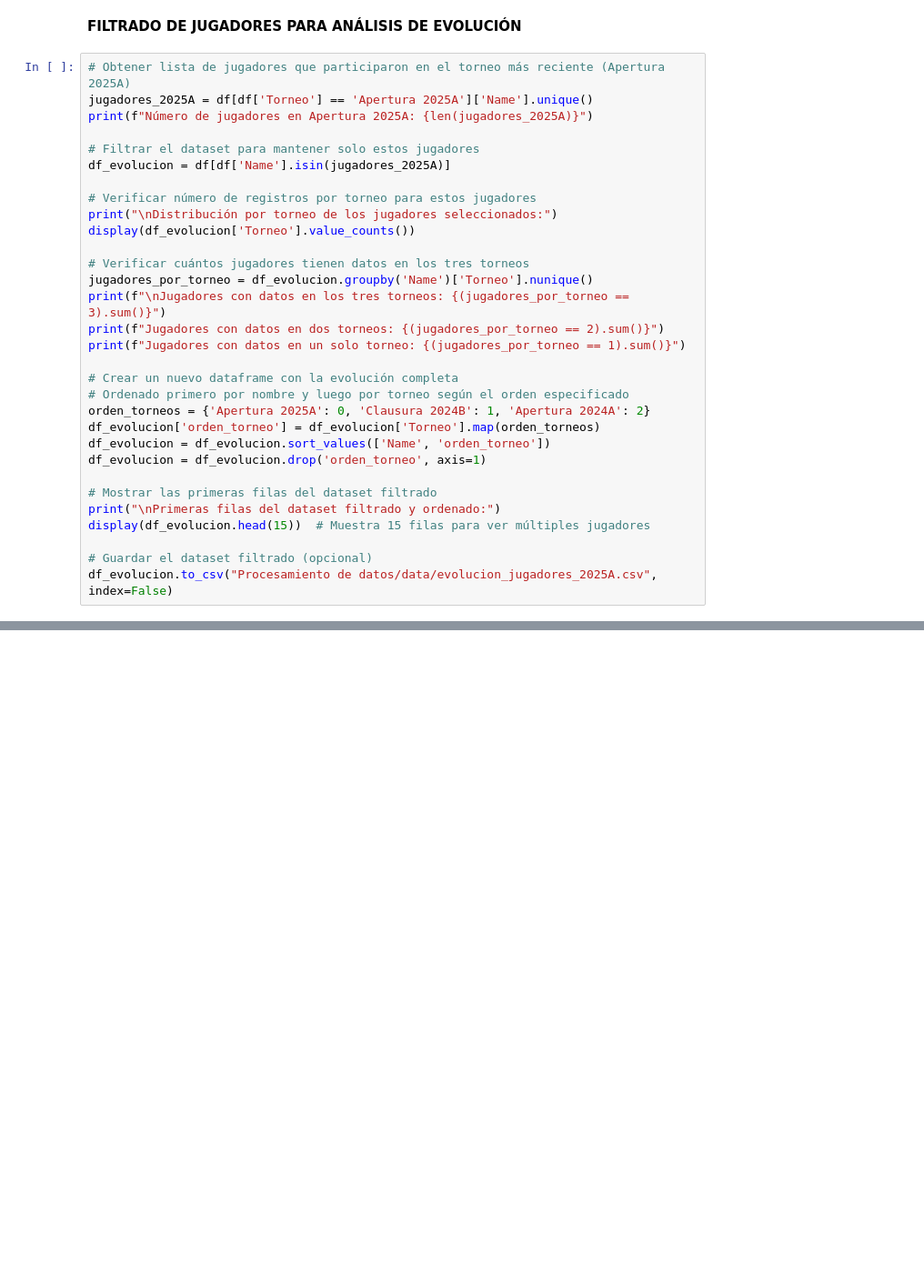
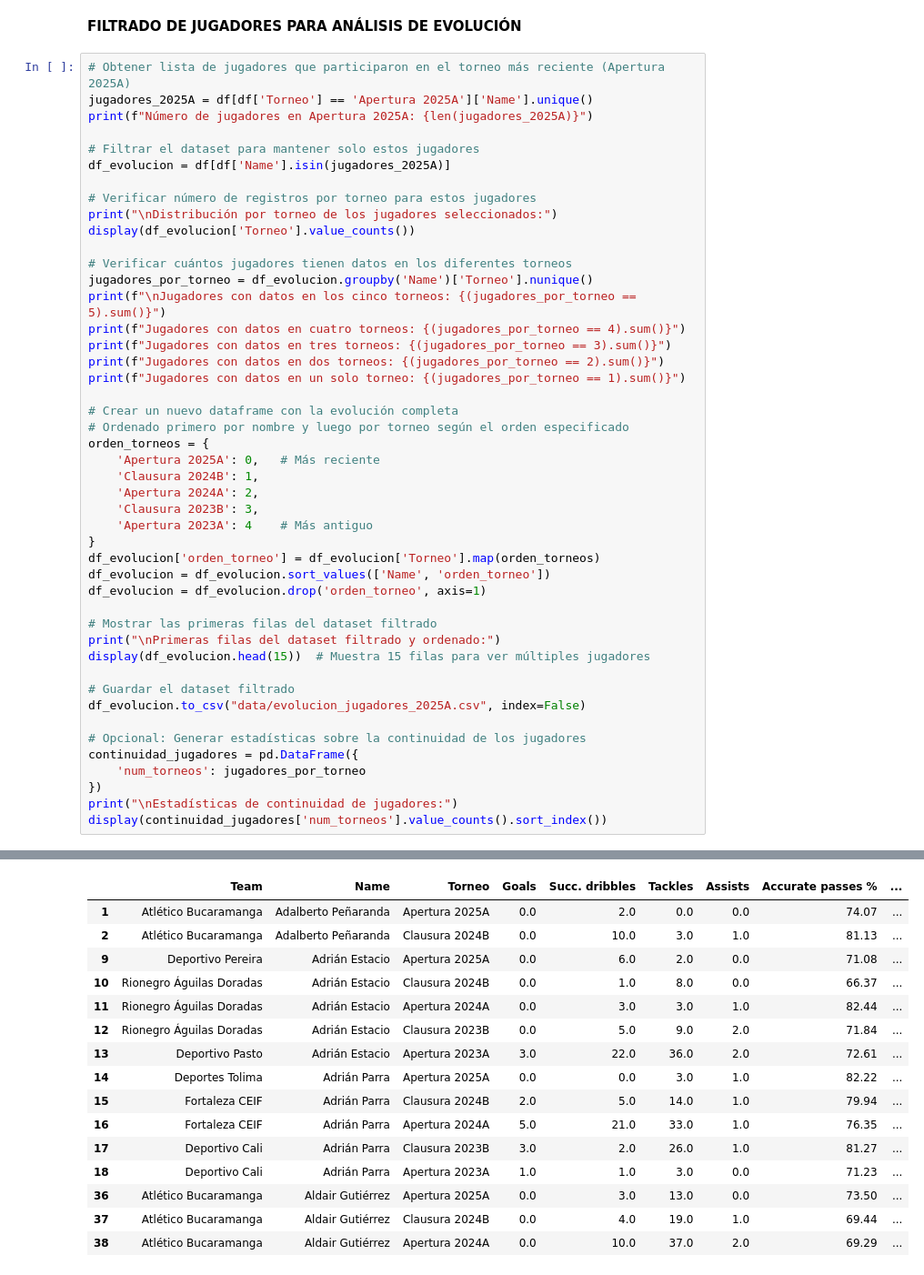
Before and after one commit to IngRetrius/Final-bi, a Jupyter notebook: Procesamiento de datos/analisis_futbol_colombiano.ipynb, the cells around one changed output, grey strips where cells are left out. Shown at 91% size. Drawn from its saved outputs; the diff is of its cells as text; blank space fills up the shorter version.

```diff
--- a/Procesamiento de datos/analisis_futbol_colombiano.ipynb
+++ b/Procesamiento de datos/analisis_futbol_colombiano.ipynb
@@ -205,15 +206,23 @@ df_evolucion = df[df['Name'].isin(jugadores_2025A)]
 print("\nDistribución por torneo de los jugadores seleccionados:")
 display(df_evolucion['Torneo'].value_counts())
 
-# Verificar cuántos jugadores tienen datos en los tres torneos
+# Verificar cuántos jugadores tienen datos en los diferentes torneos
 jugadores_por_torneo = df_evolucion.groupby('Name')['Torneo'].nunique()
-print(f"\nJugadores con datos en los tres torneos: {(jugadores_por_torneo == 3).sum()}")
+print(f"\nJugadores con datos en los cinco torneos: {(jugadores_por_torneo == 5).sum()}")
+print(f"Jugadores con datos en cuatro torneos: {(jugadores_por_torneo == 4).sum()}")
+print(f"Jugadores con datos en tres torneos: {(jugadores_por_torneo == 3).sum()}")
 print(f"Jugadores con datos en dos torneos: {(jugadores_por_torneo == 2).sum()}")
 print(f"Jugadores con datos en un solo torneo: {(jugadores_por_torneo == 1).sum()}")
 
 # Crear un nuevo dataframe con la evolución completa
 # Ordenado primero por nombre y luego por torneo según el orden especificado
-orden_torneos = {'Apertura 2025A': 0, 'Clausura 2024B': 1, 'Apertura 2024A': 2}
+orden_torneos = {
+    'Apertura 2025A': 0,   # Más reciente
+    'Clausura 2024B': 1,
+    'Apertura 2024A': 2,
+    'Clausura 2023B': 3,
+    'Apertura 2023A': 4    # Más antiguo
+}
 df_evolucion['orden_torneo'] = df_evolucion['Torneo'].map(orden_torneos)
 df_evolucion = df_evolucion.sort_values(['Name', 'orden_torneo'])
 df_evolucion = df_evolucion.drop('orden_torneo', axis=1)
@@ -222,5 +231,13 @@ df_evolucion = df_evolucion.drop('orden_torneo', axis=1)
 print("\nPrimeras filas del dataset filtrado y ordenado:")
 display(df_evolucion.head(15))  # Muestra 15 filas para ver múltiples jugadores
 
-# Guardar el dataset filtrado (opcional)
-df_evolucion.to_csv("Procesamiento de datos/data/evolucion_jugadores_2025A.csv", index=False)
+# Guardar el dataset filtrado
+df_evolucion.to_csv("data/evolucion_jugadores_2025A.csv", index=False)
+
+# Opcional: Generar estadísticas sobre la continuidad de los jugadores
+continuidad_jugadores = pd.DataFrame({
+    'num_torneos': jugadores_por_torneo
+})
+print("\nEstadísticas de continuidad de jugadores:")
+display(continuidad_jugadores['num_torneos'].value_counts().sort_index())
+# %% [output]
@@ -226,0 +266,16 @@ df_evolucion.to_csv("Procesamiento de datos/data/evolucion_jugadores_2025A.csv",
+|  | Team | Name | Torneo | Goals | Succ. dribbles | Tackles | Assists | Accurate passes % | ... |
+| 1 | Atlético Bucaramanga | Adalberto Peñaranda | Apertura 2025A | 0.0 | 2.0 | 0.0 | 0.0 | 74.07 | ... |
+| 2 | Atlético Bucaramanga | Adalberto Peñaranda | Clausura 2024B | 0.0 | 10.0 | 3.0 | 1.0 | 81.13 | ... |
+| 9 | Deportivo Pereira | Adrián Estacio | Apertura 2025A | 0.0 | 6.0 | 2.0 | 0.0 | 71.08 | ... |
+| 10 | Rionegro Águilas Doradas | Adrián Estacio | Clausura 2024B | 0.0 | 1.0 | 8.0 | 0.0 | 66.37 | ... |
+| 11 | Rionegro Águilas Doradas | Adrián Estacio | Apertura 2024A | 0.0 | 3.0 | 3.0 | 1.0 | 82.44 | ... |
+| 12 | Rionegro Águilas Doradas | Adrián Estacio | Clausura 2023B | 0.0 | 5.0 | 9.0 | 2.0 | 71.84 | ... |
+| 13 | Deportivo Pasto | Adrián Estacio | Apertura 2023A | 3.0 | 22.0 | 36.0 | 2.0 | 72.61 | ... |
+| 14 | Deportes Tolima | Adrián Parra | Apertura 2025A | 0.0 | 0.0 | 3.0 | 1.0 | 82.22 | ... |
+| 15 | Fortaleza CEIF | Adrián Parra | Clausura 2024B | 2.0 | 5.0 | 14.0 | 1.0 | 79.94 | ... |
+| 16 | Fortaleza CEIF | Adrián Parra | Apertura 2024A | 5.0 | 21.0 | 33.0 | 1.0 | 76.35 | ... |
+| 17 | Deportivo Cali | Adrián Parra | Clausura 2023B | 3.0 | 2.0 | 26.0 | 1.0 | 81.27 | ... |
+| 18 | Deportivo Cali | Adrián Parra | Apertura 2023A | 1.0 | 1.0 | 3.0 | 0.0 | 71.23 | ... |
+| 36 | Atlético Bucaramanga | Aldair Gutiérrez | Apertura 2025A | 0.0 | 3.0 | 13.0 | 0.0 | 73.50 | ... |
+| 37 | Atlético Bucaramanga | Aldair Gutiérrez | Clausura 2024B | 0.0 | 4.0 | 19.0 | 1.0 | 69.44 | ... |
+| 38 | Atlético Bucaramanga | Aldair Gutiérrez | Apertura 2024A | 0.0 | 10.0 | 37.0 | 2.0 | 69.29 | ... |
```
Also changed, not shown: parts of 3 cells of this notebook.
